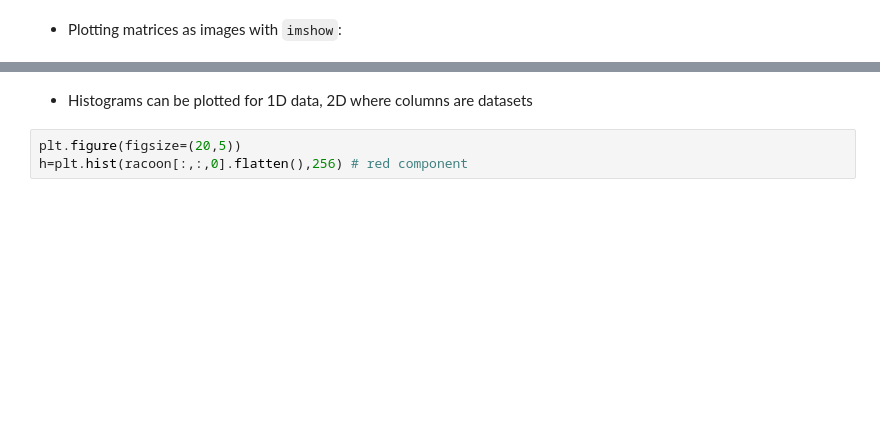
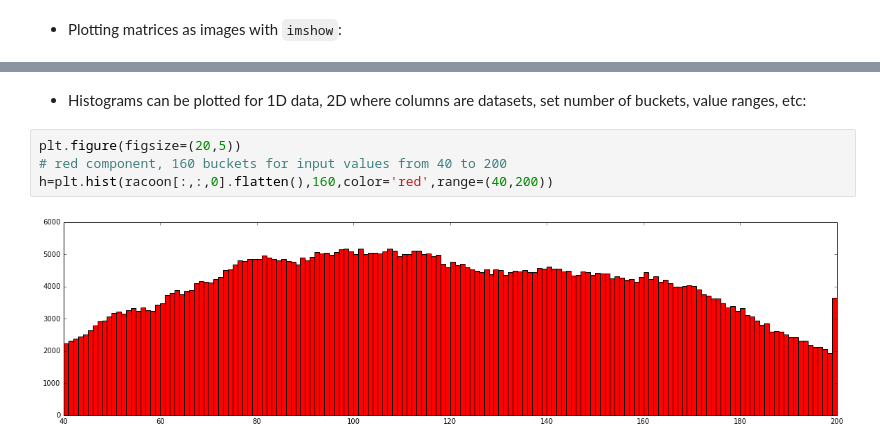
Before and after one commit to ericspod/Python-Talk, a Jupyter notebook: Presentation.ipynb, the cells around one changed output, grey strips where cells are left out. Drawn from its saved outputs; the diff is of its cells as text; blank space fills up the shorter version.

```diff
--- a/Presentation.ipynb
+++ b/Presentation.ipynb
@@ -1144,6 +1158,9 @@ plt.imshow(racoon)
 [figure]
 # %% [markdown]
-* Histograms can be plotted for 1D data, 2D where columns are datasets
+* Histograms can be plotted for 1D data, 2D where columns are datasets, set number of buckets, value ranges, etc:
 # %%
 plt.figure(figsize=(20,5))
-h=plt.hist(racoon[:,:,0].flatten(),256) # red component
+# red component, 160 buckets for input values from 40 to 200
+h=plt.hist(racoon[:,:,0].flatten(),160,color='red',range=(40,200))
+# %% [output]
+[figure, added]
```
Also changed, not shown: parts of 18 cells of this notebook, 4 other files.
